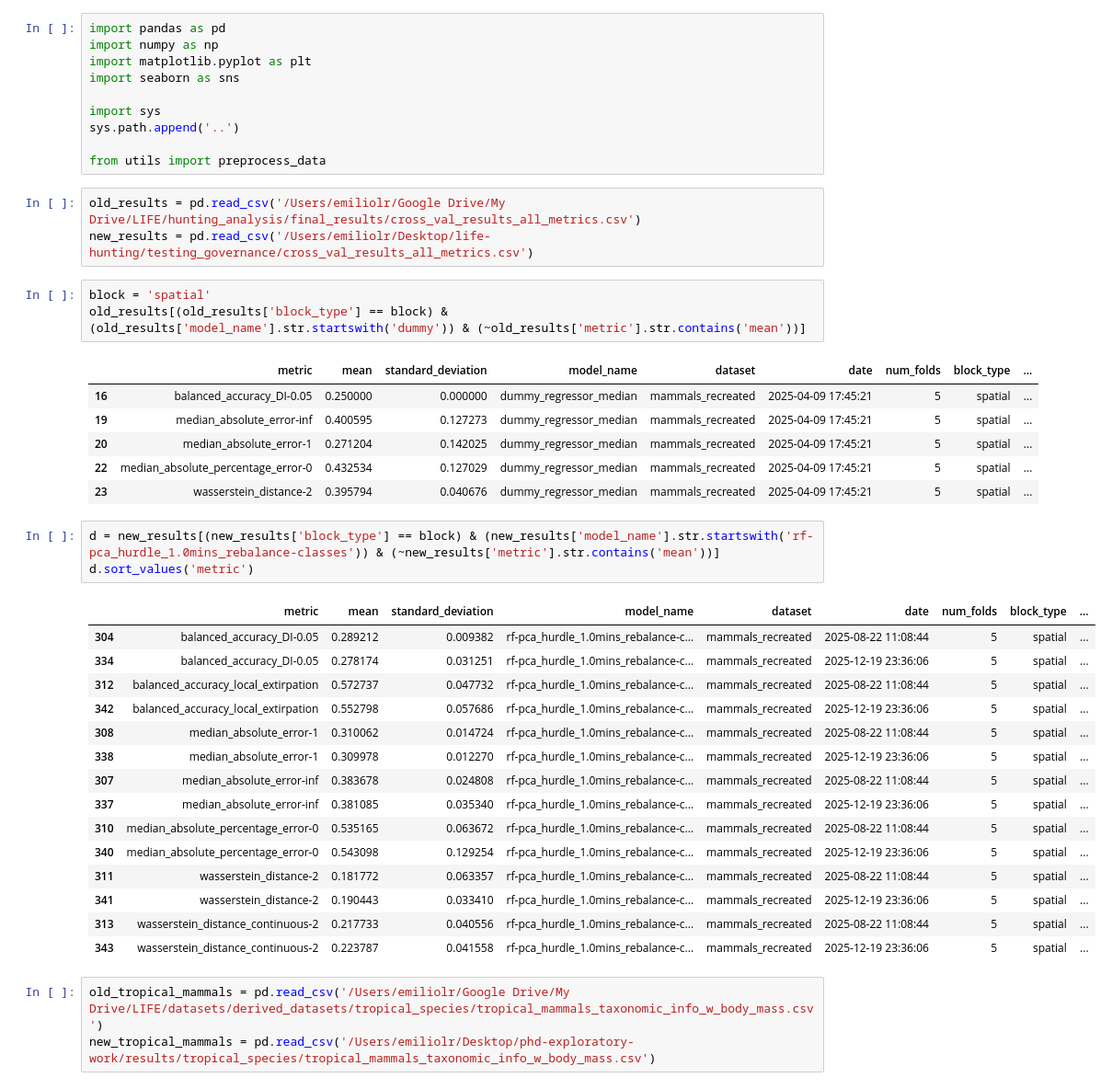
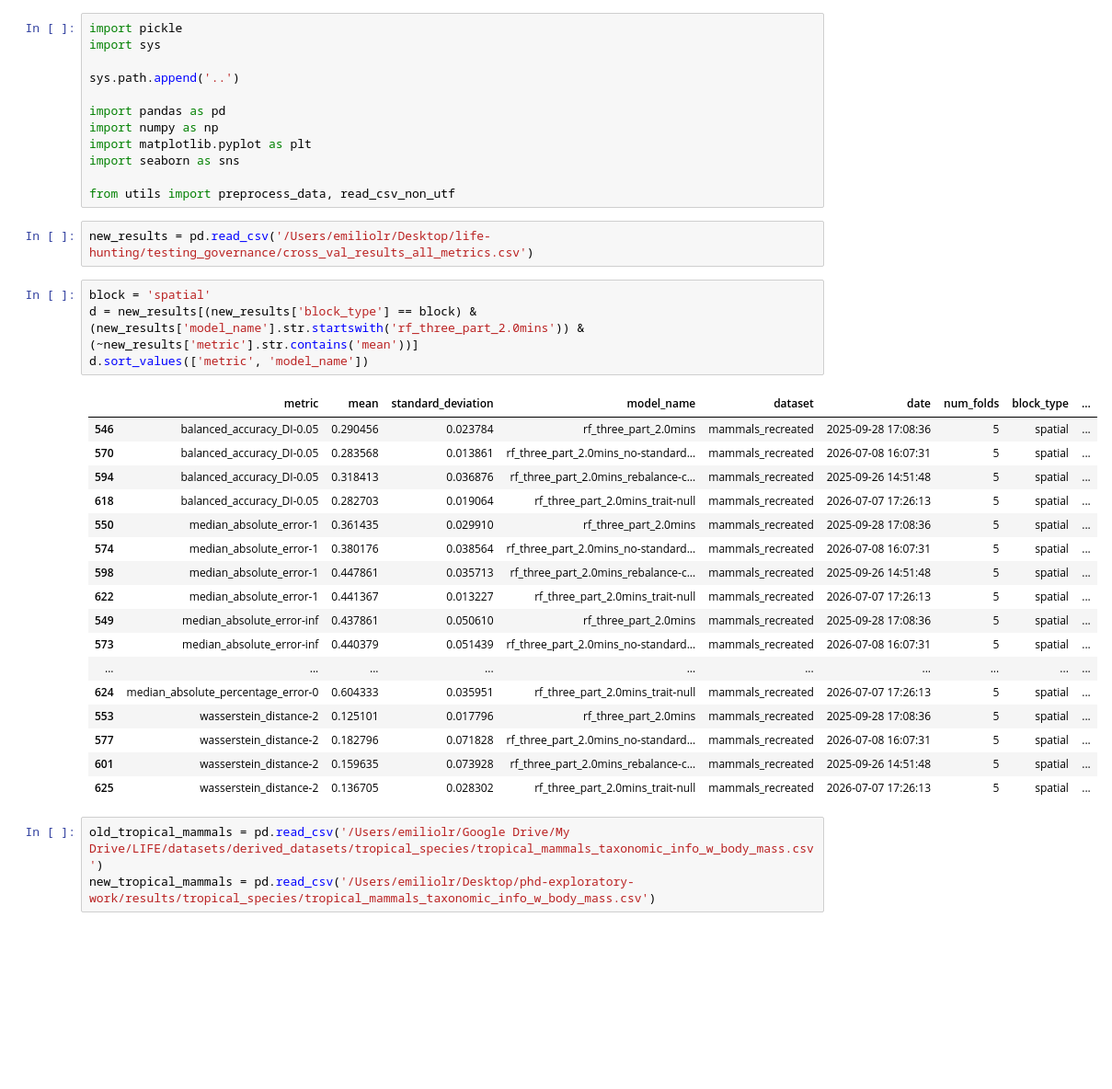
Before and after one commit to emiliolr/life-hunting, a Jupyter notebook: notebooks/scratch.ipynb, the cells around one changed output. Shown at 92% size. Drawn from its saved outputs; the diff is of its cells as text; blank space fills up the shorter version.

```diff
--- a/notebooks/scratch.ipynb
+++ b/notebooks/scratch.ipynb
@@ -1,45 +1,39 @@
 # %%
+import pickle
+import sys
+
+sys.path.append('..')
+
 import pandas as pd
 import numpy as np
 import matplotlib.pyplot as plt
 import seaborn as sns
 
-import sys
-sys.path.append('..')
-
-from utils import preprocess_data
+from utils import preprocess_data, read_csv_non_utf
 # %%
-old_results = pd.read_csv('/Users/emiliolr/Google Drive/My Drive/LIFE/hunting_analysis/final_results/cross_val_results_all_metrics.csv')
 new_results = pd.read_csv('/Users/emiliolr/Desktop/life-hunting/testing_governance/cross_val_results_all_metrics.csv')
-# %%
-block = 'spatial'
-old_results[(old_results['block_type'] == block) & (old_results['model_name'].str.startswith('dummy')) & (~old_results['metric'].str.contains('mean'))]
-# %% [output]
-|  | metric | mean | standard_deviation | model_name | dataset | date | num_folds | block_type | ... |
-| 16 | balanced_accuracy_DI-0.05 | 0.250000 | 0.000000 | dummy_regressor_median | mammals_recreated | 2025-04-09 17:45:21 | 5 | spatial | ... |
-| 19 | median_absolute_error-inf | 0.400595 | 0.127273 | dummy_regressor_median | mammals_recreated | 2025-04-09 17:45:21 | 5 | spatial | ... |
-| 20 | median_absolute_error-1 | 0.271204 | 0.142025 | dummy_regressor_median | mammals_recreated | 2025-04-09 17:45:21 | 5 | spatial | ... |
-| 22 | median_absolute_percentage_error-0 | 0.432534 | 0.127029 | dummy_regressor_median | mammals_recreated | 2025-04-09 17:45:21 | 5 | spatial | ... |
-| 23 | wasserstein_distance-2 | 0.395794 | 0.040676 | dummy_regressor_median | mammals_recreated | 2025-04-09 17:45:21 | 5 | spatial | ... |
 # %%
-d = new_results[(new_results['block_type'] == block) & (new_results['model_name'].str.startswith('rf-pca_hurdle_1.0mins_rebalance-classes')) & (~new_results['metric'].str.contains('mean'))]
-d.sort_values('metric')
+block = 'spatial'
+d = new_results[(new_results['block_type'] == block) & (new_results['model_name'].str.startswith('rf_three_part_2.0mins')) & (~new_results['metric'].str.contains('mean'))]
+d.sort_values(['metric', 'model_name'])
 # %% [output]
 |  | metric | mean | standard_deviation | model_name | dataset | date | num_folds | block_type | ... |
-| 304 | balanced_accuracy_DI-0.05 | 0.289212 | 0.009382 | rf-pca_hurdle_1.0mins_rebalance-c... | mammals_recreated | 2025-08-22 11:08:44 | 5 | spatial | ... |
-| 334 | balanced_accuracy_DI-0.05 | 0.278174 | 0.031251 | rf-pca_hurdle_1.0mins_rebalance-c... | mammals_recreated | 2025-12-19 23:36:06 | 5 | spatial | ... |
-| 312 | balanced_accuracy_local_extirpation | 0.572737 | 0.047732 | rf-pca_hurdle_1.0mins_rebalance-c... | mammals_recreated | 2025-08-22 11:08:44 | 5 | spatial | ... |
-| 342 | balanced_accuracy_local_extirpation | 0.552798 | 0.057686 | rf-pca_hurdle_1.0mins_rebalance-c... | mammals_recreated | 2025-12-19 23:36:06 | 5 | spatial | ... |
-| 308 | median_absolute_error-1 | 0.310062 | 0.014724 | rf-pca_hurdle_1.0mins_rebalance-c... | mammals_recreated | 2025-08-22 11:08:44 | 5 | spatial | ... |
-| 338 | median_absolute_error-1 | 0.309978 | 0.012270 | rf-pca_hurdle_1.0mins_rebalance-c... | mammals_recreated | 2025-12-19 23:36:06 | 5 | spatial | ... |
-| 307 | median_absolute_error-inf | 0.383678 | 0.024808 | rf-pca_hurdle_1.0mins_rebalance-c... | mammals_recreated | 2025-08-22 11:08:44 | 5 | spatial | ... |
-| 337 | median_absolute_error-inf | 0.381085 | 0.035340 | rf-pca_hurdle_1.0mins_rebalance-c... | mammals_recreated | 2025-12-19 23:36:06 | 5 | spatial | ... |
-| 310 | median_absolute_percentage_error-0 | 0.535165 | 0.063672 | rf-pca_hurdle_1.0mins_rebalance-c... | mammals_recreated | 2025-08-22 11:08:44 | 5 | spatial | ... |
-| 340 | median_absolute_percentage_error-0 | 0.543098 | 0.129254 | rf-pca_hurdle_1.0mins_rebalance-c... | mammals_recreated | 2025-12-19 23:36:06 | 5 | spatial | ... |
-| 311 | wasserstein_distance-2 | 0.181772 | 0.063357 | rf-pca_hurdle_1.0mins_rebalance-c... | mammals_recreated | 2025-08-22 11:08:44 | 5 | spatial | ... |
-| 341 | wasserstein_distance-2 | 0.190443 | 0.033410 | rf-pca_hurdle_1.0mins_rebalance-c... | mammals_recreated | 2025-12-19 23:36:06 | 5 | spatial | ... |
-| 313 | wasserstein_distance_continuous-2 | 0.217733 | 0.040556 | rf-pca_hurdle_1.0mins_rebalance-c... | mammals_recreated | 2025-08-22 11:08:44 | 5 | spatial | ... |
-| 343 | wasserstein_distance_continuous-2 | 0.223787 | 0.041558 | rf-pca_hurdle_1.0mins_rebalance-c... | mammals_recreated | 2025-12-19 23:36:06 | 5 | spatial | ... |
+| 546 | balanced_accuracy_DI-0.05 | 0.290456 | 0.023784 | rf_three_part_2.0mins | mammals_recreated | 2025-09-28 17:08:36 | 5 | spatial | ... |
+| 570 | balanced_accuracy_DI-0.05 | 0.283568 | 0.013861 | rf_three_part_2.0mins_no-standard... | mammals_recreated | 2026-07-08 16:07:31 | 5 | spatial | ... |
+| 594 | balanced_accuracy_DI-0.05 | 0.318413 | 0.036876 | rf_three_part_2.0mins_rebalance-c... | mammals_recreated | 2025-09-26 14:51:48 | 5 | spatial | ... |
+| 618 | balanced_accuracy_DI-0.05 | 0.282703 | 0.019064 | rf_three_part_2.0mins_trait-null | mammals_recreated | 2026-07-07 17:26:13 | 5 | spatial | ... |
+| 550 | median_absolute_error-1 | 0.361435 | 0.029910 | rf_three_part_2.0mins | mammals_recreated | 2025-09-28 17:08:36 | 5 | spatial | ... |
+| 574 | median_absolute_error-1 | 0.380176 | 0.038564 | rf_three_part_2.0mins_no-standard... | mammals_recreated | 2026-07-08 16:07:31 | 5 | spatial | ... |
+| 598 | median_absolute_error-1 | 0.447861 | 0.035713 | rf_three_part_2.0mins_rebalance-c... | mammals_recreated | 2025-09-26 14:51:48 | 5 | spatial | ... |
+| 622 | median_absolute_error-1 | 0.441367 | 0.013227 | rf_three_part_2.0mins_trait-null | mammals_recreated | 2026-07-07 17:26:13 | 5 | spatial | ... |
+| 549 | median_absolute_error-inf | 0.437861 | 0.050610 | rf_three_part_2.0mins | mammals_recreated | 2025-09-28 17:08:36 | 5 | spatial | ... |
+| 573 | median_absolute_error-inf | 0.440379 | 0.051439 | rf_three_part_2.0mins_no-standard... | mammals_recreated | 2026-07-08 16:07:31 | 5 | spatial | ... |
+| ... | ... | ... | ... | ... | ... | ... | ... | ... | ... |
+| 624 | median_absolute_percentage_error-0 | 0.604333 | 0.035951 | rf_three_part_2.0mins_trait-null | mammals_recreated | 2026-07-07 17:26:13 | 5 | spatial | ... |
+| 553 | wasserstein_distance-2 | 0.125101 | 0.017796 | rf_three_part_2.0mins | mammals_recreated | 2025-09-28 17:08:36 | 5 | spatial | ... |
+| 577 | wasserstein_distance-2 | 0.182796 | 0.071828 | rf_three_part_2.0mins_no-standard... | mammals_recreated | 2026-07-08 16:07:31 | 5 | spatial | ... |
+| 601 | wasserstein_distance-2 | 0.159635 | 0.073928 | rf_three_part_2.0mins_rebalance-c... | mammals_recreated | 2025-09-26 14:51:48 | 5 | spatial | ... |
+| 625 | wasserstein_distance-2 | 0.136705 | 0.028302 | rf_three_part_2.0mins_trait-null | mammals_recreated | 2026-07-07 17:26:13 | 5 | spatial | ... |
 # %%
 old_tropical_mammals = pd.read_csv('/Users/emiliolr/Google Drive/My Drive/LIFE/datasets/derived_datasets/tropical_species/tropical_mammals_taxonomic_info_w_body_mass.csv')
 new_tropical_mammals = pd.read_csv('/Users/emiliolr/Desktop/phd-exploratory-work/results/tropical_species/tropical_mammals_taxonomic_info_w_body_mass.csv')
```
Also changed, not shown: parts of 36 cells of this notebook, 14 other files.
